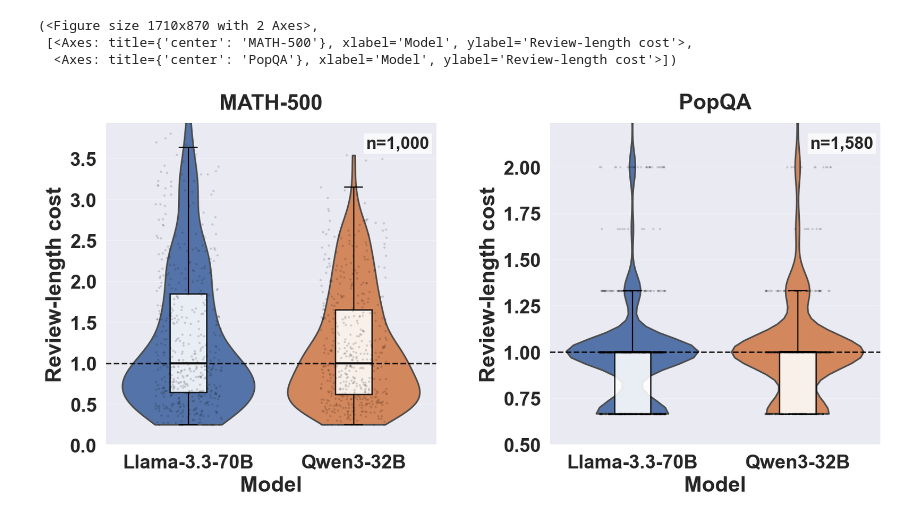
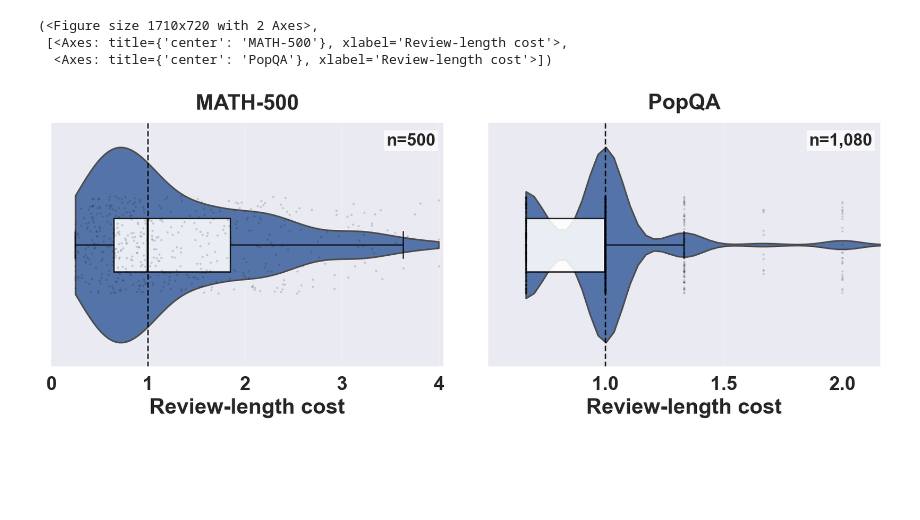
Before and after one commit to alirezamirrokni/Active-Data-Selection, a Jupyter notebook: to_plot.ipynb, the cells around one changed output. Cells and saved outputs as stored; diff of their text form; code cells hidden in the pictures; blank space fills up the shorter version.

```diff
--- a/to_plot.ipynb
+++ b/to_plot.ipynb
@@ -1763,7 +1764,8 @@ shift_fig, shift_axes, shift_metrics = plot_distribution_shift_figure(runs=RUNS_
 # %%
 
 # Review-length cost distribution figure
-# This cell plots the distribution of per-sample review-length costs for MATH-500 and PopQA.
+# This cell plots horizontal distributions of per-sample review-length costs for MATH-500 and PopQA.
+# Only the Llama-3.3-70B generation caches are included.
 # It uses the exact `review_length` cost definition from methods/costs.py when available:
 #     cost = clip(response_word_count / median_response_word_count, 0.25, 4.0)
 # The median is computed separately for each generation cache, matching the experiment code.
@@ -1800,6 +1802,9 @@ REVIEW_LENGTH_COST_DISTRIBUTION_DATASET_LABELS = {
 # The default matches "all samples we run on" by using every available generated cache
 # for the requested dataset families, then de-duplicating repeated samples.
 REVIEW_LENGTH_COST_DISTRIBUTION_INCLUDE_SHIFT_RUNS = True
+
+# Only this model is retained in the distribution figure.
+REVIEW_LENGTH_COST_DISTRIBUTION_MODEL = "Llama-3.3-70B"
 
 
 def _fallback_response_word_count(text: object) -> int:
@@ -1946,6 +1951,14 @@ def build_review_length_cost_distribution(
         keep="first",
     ).reset_index(drop=True)
 
+    # Keep only the requested Llama model and remove all Qwen/other-model samples.
+    dist = dist[dist["Model"] == REVIEW_LENGTH_COST_DISTRIBUTION_MODEL].copy()
+    if dist.empty:
+        raise RuntimeError(
+            f"No generation caches found for {REVIEW_LENGTH_COST_DISTRIBUTION_MODEL!r}. "
+            "Check the output-folder names and REVIEW_LENGTH_COST_DISTRIBUTION_RUNS."
+        )
+
     dist["Dataset"] = pd.Categorical(
         dist["Dataset"],
         categories=[REVIEW_LENGTH_COST_DISTRIBUTION_DATASET_LABELS[d] for d in REVIEW_LENGTH_COST_DISTRIBUTION_DATASET_ORDER],
@@ -1954,19 +1967,19 @@ def build_review_length_cost_distribution(
     return dist
 
 
-def _set_distribution_ylim(ax: plt.Axes, values: pd.Series) -> None:
+def _set_distribution_xlim(ax: plt.Axes, values: pd.Series) -> None:
     values = pd.to_numeric(values, errors="coerce").dropna().astype(float)
     if values.empty:
         return
     # Robust limits keep isolated clipped tails from compressing the violin/box body.
     q_low, q_high = np.percentile(values, [1.0, 99.0])
-    y_min = min(q_low, 1.0)
-    y_max = max(q_high, 1.0)
-    span = y_max - y_min
+    x_min = min(q_low, 1.0)
+    x_max = max(q_high, 1.0)
+    span = x_max - x_min
     if span <= 0:
-        span = max(abs(y_min), abs(y_max), 1.0)
+        span = max(abs(x_min), abs(x_max), 1.0)
     margin = 0.12 * span
-    ax.set_ylim(max(0.0, y_min - margin), min(4.05, y_max + margin))
+    ax.set_xlim(max(0.0, x_min - margin), min(4.05, x_max + margin))
 
 
 def plot_review_length_cost_distribution(
@@ -1987,14 +2000,11 @@ def plot_review_length_cost_distribution(
         for d in REVIEW_LENGTH_COST_DISTRIBUTION_DATASET_ORDER
         if d in set(dist["dataset_family"])
     ]
-    model_order = sorted(dist["Model"].dropna().unique().tolist())
-    # Prefer the same visual order as the main paper figures when both are present.
-    preferred = ["Llama-3.3-70B", "Qwen3-32B"]
-    model_order = [m for m in preferred if m in model_order] + [m for m in model_order if m not in preferred]
+    model_order = [REVIEW_LENGTH_COST_DISTRIBUTION_MODEL]
 
     ncols = len(dataset_order)
     fig_width = max(11.0, 5.7 * ncols)
-    fig_height = 5.8
+    fig_height = 4.8
     fig, axes = plt.subplots(1, ncols, figsize=(fig_width, fig_height), sharey=False, squeeze=False)
     axes_list = list(axes.ravel())
 
@@ -2004,25 +2014,23 @@ def plot_review_length_cost_distribution(
         d = dist[dist["Dataset"].astype(str) == dataset_label].copy()
         present_order = [m for m in model_order if m in set(d["Model"])]
 
+        # Horizontal orientation: review-length cost is on the x-axis.
         sns.violinplot(
             data=d,
-            x="Model",
-            y="review_length_cost",
-            hue="Model",
+            x="review_length_cost",
+            y="Model",
             order=present_order,
-            hue_order=present_order,
             inner=None,
             cut=0,
             linewidth=1.5,
             saturation=0.85,
-            palette=palette[: len(present_order)],
-            legend=False,
+            color=palette[0],
             ax=ax,
         )
         sns.boxplot(
             data=d,
-            x="Model",
-            y="review_length_cost",
+            x="review_length_cost",
+            y="Model",
             order=present_order,
             width=0.22,
             showfliers=False,
@@ -2035,8 +2043,8 @@ def plot_review_length_cost_distribution(
         )
         sns.stripplot(
             data=d,
-            x="Model",
-            y="review_length_cost",
+            x="review_length_cost",
+            y="Model",
             order=present_order,
             color="black",
             alpha=0.16,
@@ -2045,14 +2053,17 @@ def plot_review_length_cost_distribution(
             ax=ax,
         )
 
-        ax.axhline(1.0, linestyle="--", linewidth=1.4, color="black", alpha=0.85)
-        _set_distribution_ylim(ax, d["review_length_cost"])
+        ax.axvline(1.0, linestyle="--", linewidth=1.4, color="black", alpha=0.85)
+        _set_distribution_xlim(ax, d["review_length_cost"])
 
         ax.set_title(dataset_label, fontsize=PLOT_TEXT_SIZE, fontweight="bold", pad=13)
-        ax.set_xlabel("Model", fontsize=PLOT_TEXT_SIZE, fontweight="bold")
-        ax.set_ylabel("Review-length cost", fontsize=PLOT_TEXT_SIZE, fontweight="bold")
+        ax.set_xlabel("Review-length cost", fontsize=PLOT_TEXT_SIZE, fontweight="bold")
+        # The figure contains only one model, so suppress the redundant y-axis
+        # title and the "Llama-3.3-70B" category label.
+        ax.set_ylabel("")
+        ax.set_yticks([])
         ax.tick_params(axis="x", labelrotation=0, labelsize=PLOT_TICK_SIZE)
-        ax.tick_params(axis="y", labelsize=PLOT_TICK_SIZE)
+        ax.tick_params(axis="y", left=False, labelleft=False)
         for label in ax.get_xticklabels() + ax.get_yticklabels():
             label.set_fontweight("bold")
 
@@ -2068,8 +2079,8 @@ def plot_review_length_cost_distribution(
             fontweight="bold",
             bbox={"facecolor": "white", "edgecolor": "none", "alpha": 0.72, "pad": 2.2},
         )
-        ax.grid(True, axis="y", alpha=0.32, linewidth=0.8)
-        ax.grid(False, axis="x")
+        ax.grid(True, axis="x", alpha=0.32, linewidth=0.8)
+        ax.grid(False, axis="y")
         ax.spines["top"].set_visible(False)
         ax.spines["right"].set_visible(False)
 
@@ -2107,6 +2116,6 @@ MATH-500     Qwen3-32B  500     1.0 1.194046 2.277533 3.541850
 [plot] wrote figures\review_length_cost_distributions\review_length_cost_distribution.png
 [plot] wrote figures\review_length_cost_distributions\review_length_cost_distribution.pdf
-(<Figure size 1710x870 with 2 Axes>,
- [<Axes: title={'center': 'MATH-500'}, xlabel='Model', ylabel='Review-length cost'>,
-  <Axes: title={'center': 'PopQA'}, xlabel='Model', ylabel='Review-length cost'>])
+(<Figure size 1710x720 with 2 Axes>,
+ [<Axes: title={'center': 'MATH-500'}, xlabel='Review-length cost'>,
+  <Axes: title={'center': 'PopQA'}, xlabel='Review-length cost'>])
-[figure, old version]
+[figure, new version]
```
Also changed, not shown: parts of 4 cells of this notebook, 3 other files.
